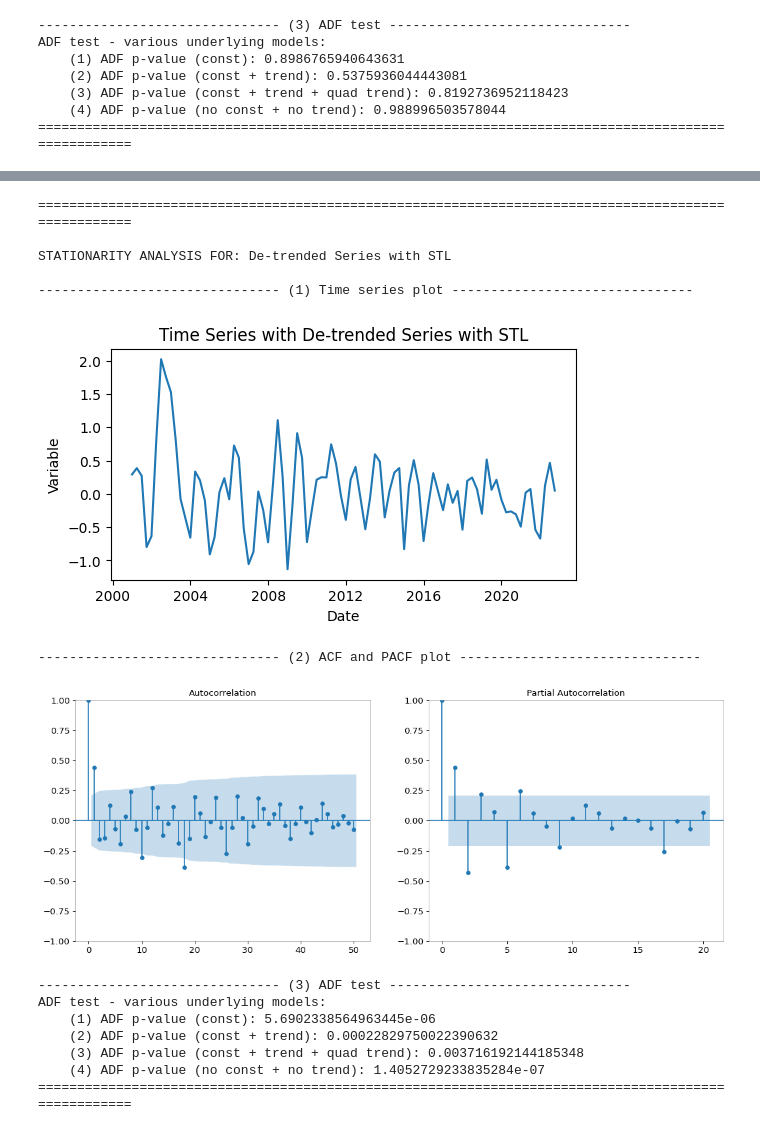
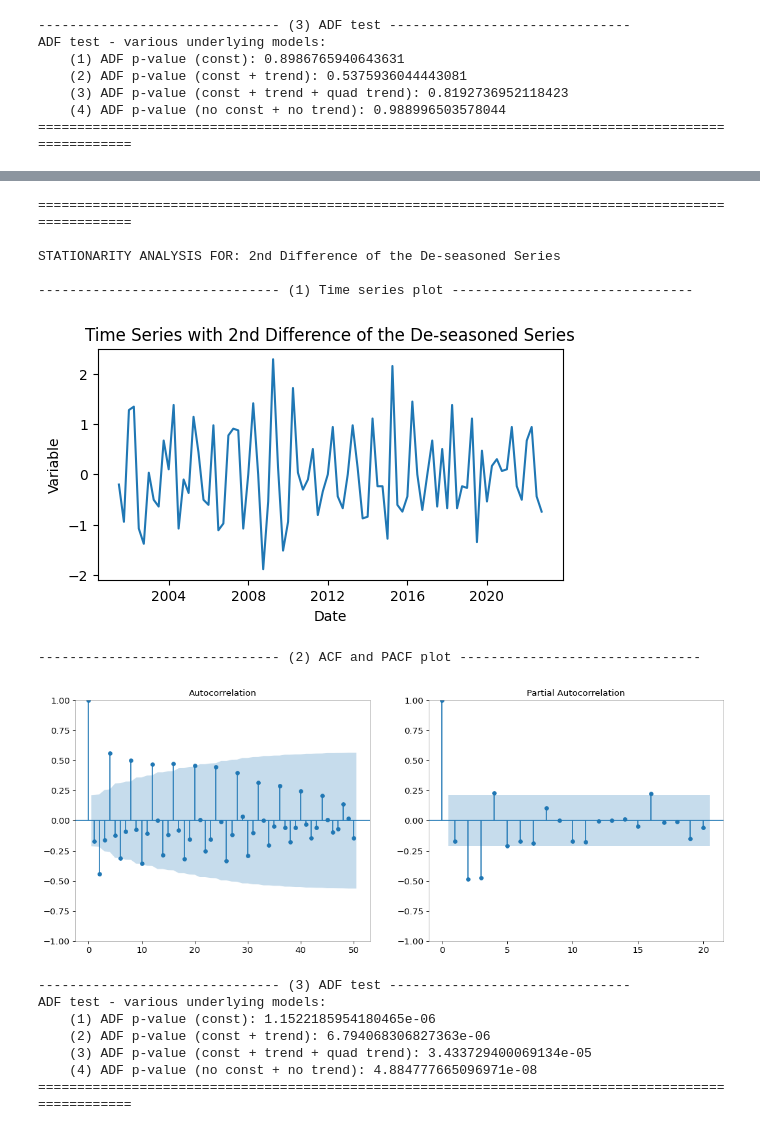
Before and after one commit to alonbenach/groupwork_2, a Jupyter notebook: Task_3.ipynb, the cells around one changed output, grey strips where cells are left out. Cells and saved outputs as stored; diff of their text form; code cells hidden in the pictures.

Commit message:
common module expanded, code finished w/ comments

```diff
--- a/Task_3.ipynb
+++ b/Task_3.ipynb
@@ -67,8 +71,7 @@ plt.show()
 # Preparing the data to check different transformations
 y = cpi.amount
 dy = y.diff().dropna()
+ddy = y.diff().dropna().diff().dropna()
 ly = np.log(y)
 dly = np.log(y).diff().dropna()
 ddly = np.log(y).diff().dropna().diff().dropna()
-
-print(dly)
@@ -155,22 +141,0 @@ Using the formal tests, we learn that...
-# %%
-multiplicative = seasonal_decompose(y, model='multiplicative')
-trend_estimate = multiplicative.trend
-periodic_estimate = multiplicative.seasonal
-residual = multiplicative.resid
-
-plt.rcParams["figure.figsize"] = (26,18)
-plt.subplot(221)
-plt.plot(cpi.amount ,label='CPI for Israel', color='blue')
-plt.plot(trend_estimate ,label='multiplicative Trend of CPI' , color='red')
-plt.legend(loc='best',fontsize=20 , bbox_to_anchor=(0.70, -0.05))
-plt.subplot(222)
-plt.plot(trend_estimate,label='multiplicative Trend of CPI',color='blue')
-plt.legend(loc='best',fontsize=20, bbox_to_anchor=(0.70, -0.05))
-plt.subplot(223)
-plt.plot(periodic_estimate,label='Seasonality of CPI',color='blue')
-plt.legend(loc='best',fontsize=20, bbox_to_anchor=(0.70, -0.05))
-plt.subplot(224)
-plt.plot(residual,label='Decomposition residuals of CPI',color='blue')
-plt.legend(loc='best',fontsize=20, bbox_to_anchor=(0.70, -0.05))
-plt.tight_layout()
-plt.show()
@@ -293,21 +229,20 @@ ADF test - various underlying models:
 # %%
-# plot time series, autocorrelation and partial-autocorrelation functions of deseasoned series
-y_detrended = y - cpi_stl.trend
-title = 'De-trended Series with STL'
-Stationarity_analysis(y_detrended, title)
+# plot time series, autocorrelation and partial-autocorrelation functions of the de-seasoned and differenced series
+title = '2nd Difference of the De-seasoned Series'
+common.Stationarity_analysis(ddy, title)
 # %% [output]
 ====================================================================================================
 
-STATIONARITY ANALYSIS FOR: De-trended Series with STL
+STATIONARITY ANALYSIS FOR: 2nd Difference of the De-seasoned Series
 
 ------------------------------- (1) Time series plot -------------------------------
-[figure, old version]
+[figure, new version]
 ------------------------------- (2) ACF and PACF plot -------------------------------
-[figure, old version]
+[figure, new version]
 ------------------------------- (3) ADF test -------------------------------
 ADF test - various underlying models:
-    (1) ADF p-value (const): 5.6902338564963445e-06
-    (2) ADF p-value (const + trend): 0.00022829750022390632
-    (3) ADF p-value (const + trend + quad trend): 0.003716192144185348
-    (4) ADF p-value (no const + no trend): 1.4052729233835284e-07
+    (1) ADF p-value (const): 1.1522185954180465e-06
+    (2) ADF p-value (const + trend): 6.794068306827363e-06
+    (3) ADF p-value (const + trend + quad trend): 3.433729400069134e-05
+    (4) ADF p-value (no const + no trend): 4.884777665096971e-08
 ====================================================================================================
```
Also changed, not shown: parts of 26 cells of this notebook, 1 other file.
